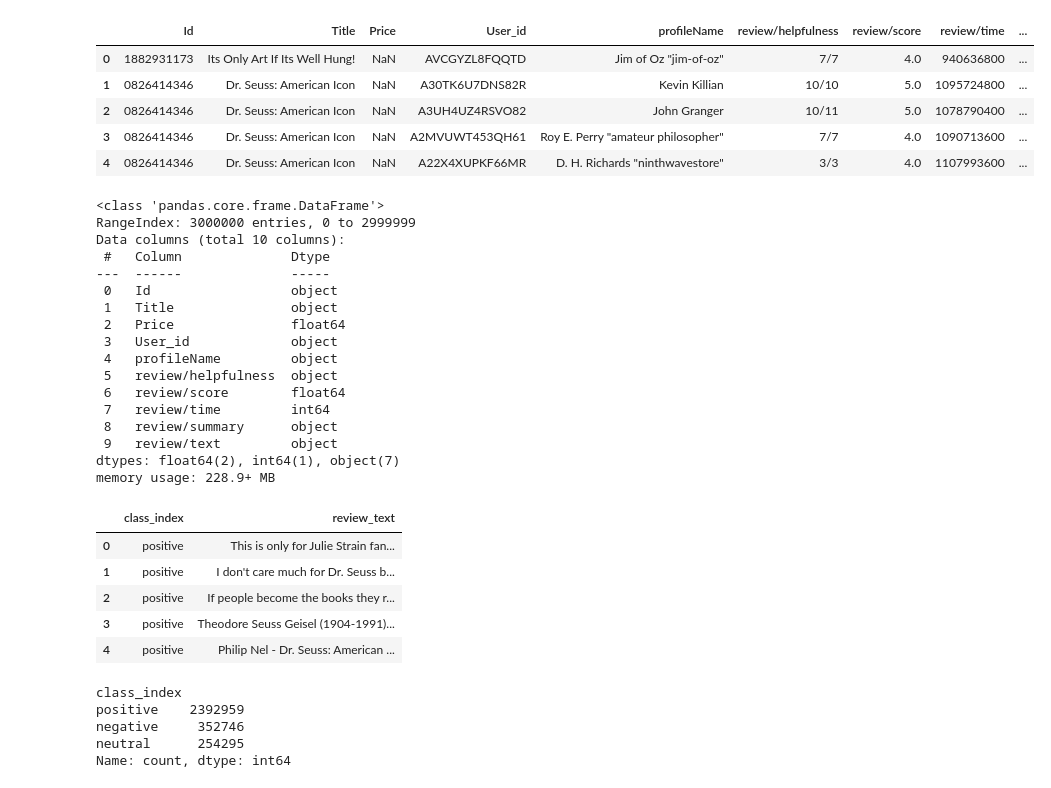
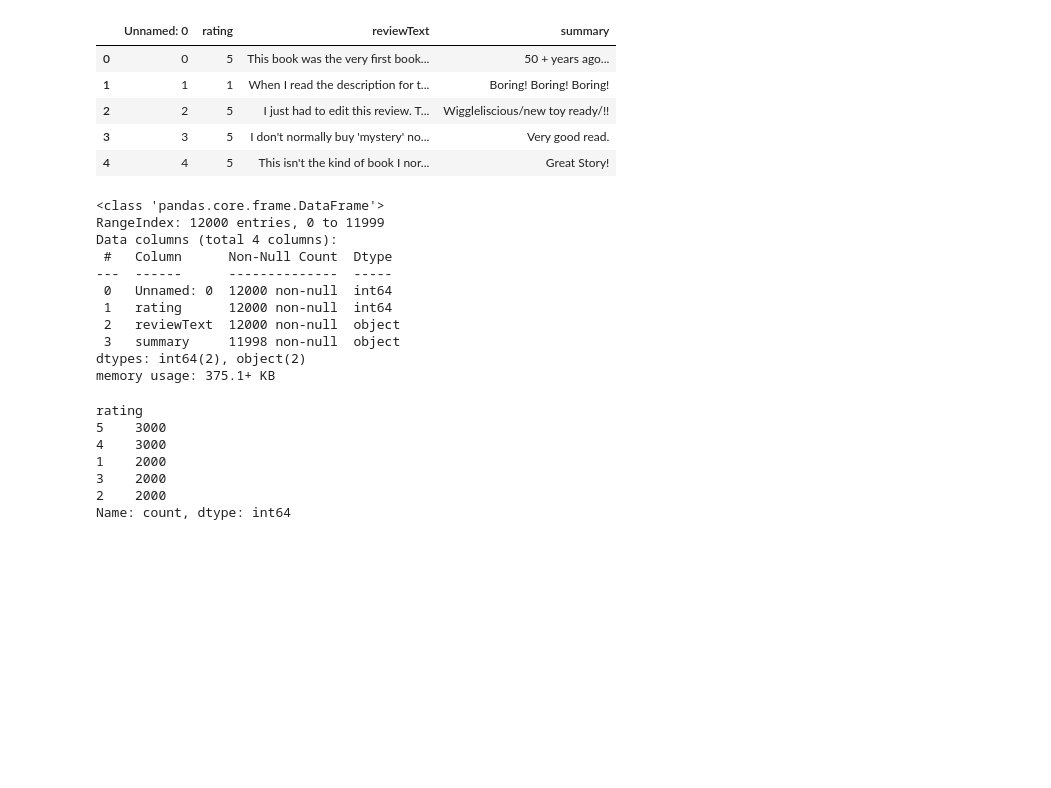
Before and after one commit to cedriclyh/tm_g18, a Jupyter notebook: preprocessing.ipynb, the cells around one changed output. Cells and saved outputs as stored; diff of their text form; code cells hidden in the pictures; blank space fills up the shorter version.

```diff
--- a/preprocessing.ipynb
+++ b/preprocessing.ipynb
@@ -47,33 +9,37 @@ versions of NumPy, modules must be compiled with NumPy 2.0.
 # %%
-# read books_data.csv
+# Read book_original.csv
 
-df = pd.read_csv('archive/Books_rating.csv')
-df.head()
+df_book = pd.read_csv("original_datasets/book_original.csv")
+df_book.head()
 # %% [output]
-|  | Id | Title | Price | User_id | profileName | review/helpfulness | review/score | review/time | ... |
-| 0 | 1882931173 | Its Only Art If Its Well Hung! | NaN | AVCGYZL8FQQTD | Jim of Oz "jim-of-oz" | 7/7 | 4.0 | 940636800 | ... |
-| 1 | 0826414346 | Dr. Seuss: American Icon | NaN | A30TK6U7DNS82R | Kevin Killian | 10/10 | 5.0 | 1095724800 | ... |
-| 2 | 0826414346 | Dr. Seuss: American Icon | NaN | A3UH4UZ4RSVO82 | John Granger | 10/11 | 5.0 | 1078790400 | ... |
-| 3 | 0826414346 | Dr. Seuss: American Icon | NaN | A2MVUWT453QH61 | Roy E. Perry "amateur philosopher" | 7/7 | 4.0 | 1090713600 | ... |
-| 4 | 0826414346 | Dr. Seuss: American Icon | NaN | A22X4XUPKF66MR | D. H. Richards "ninthwavestore" | 3/3 | 4.0 | 1107993600 | ... |
+|  | Unnamed: 0 | rating | reviewText | summary |
+| 0 | 0 | 5 | This book was the very first book... | 50 + years ago... |
+| 1 | 1 | 1 | When I read the description for t... | Boring! Boring! Boring! |
+| 2 | 2 | 5 | I just had to edit this review. T... | Wiggleliscious/new toy ready/!! |
+| 3 | 3 | 5 | I don't normally buy 'mystery' no... | Very good read. |
+| 4 | 4 | 5 | This isn't the kind of book I nor... | Great Story! |
 # %%
-df.info()
+df_book.info()
 # %% [output]
 <class 'pandas.core.frame.DataFrame'>
-RangeIndex: 3000000 entries, 0 to 2999999
-Data columns (total 10 columns):
- #   Column              Dtype
----  ------              -----
- 0   Id                  object
- 1   Title               object
- 2   Price               float64
- 3   User_id             object
- 4   profileName         object
- 5   review/helpfulness  object
- 6   review/score        float64
- 7   review/time         int64
- 8   review/summary      object
- 9   review/text         object
-dtypes: float64(2), int64(1), object(7)
-memory usage: 228.9+ MB
+RangeIndex: 12000 entries, 0 to 11999
+Data columns (total 4 columns):
+ #   Column      Non-Null Count  Dtype
+---  ------      --------------  -----
+ 0   Unnamed: 0  12000 non-null  int64
+ 1   rating      12000 non-null  int64
+ 2   reviewText  12000 non-null  object
+ 3   summary     11998 non-null  object
+dtypes: int64(2), object(2)
+memory usage: 375.1+ KB
+# %%
+df_book["rating"].value_counts()
+# %% [output]
+rating
+5    3000
+4    3000
+1    2000
+3    2000
+2    2000
+Name: count, dtype: int64
 # %%
@@ -91,11 +56,0 @@ df['sentiment'] = df['review/score'].apply(map_class_index)
-# %%
-revised_df = df[['sentiment','review/text']]
-revised_df.columns = ['class_index', 'review_text']
-revised_df.head()
-# %% [output]
-|  | class_index | review_text |
-| 0 | positive | This is only for Julie Strain fan... |
-| 1 | positive | I don't care much for Dr. Seuss b... |
-| 2 | positive | If people become the books they r... |
-| 3 | positive | Theodore Seuss Geisel (1904-1991)... |
-| 4 | positive | Philip Nel - Dr. Seuss: American ... |
@@ -102,8 +60,3 @@ revised_df.head()
 # %%
-revised_df.value_counts('class_index')
+# Rename reviewText to sentence column
+df_book = df_book.rename(columns={'reviewText': 'sentence'})
-# %% [output]
-class_index
-positive    2392959
-negative     352746
-neutral      254295
-Name: count, dtype: int64
```
Also changed, not shown: parts of 36 cells of this notebook, 3 other files.
